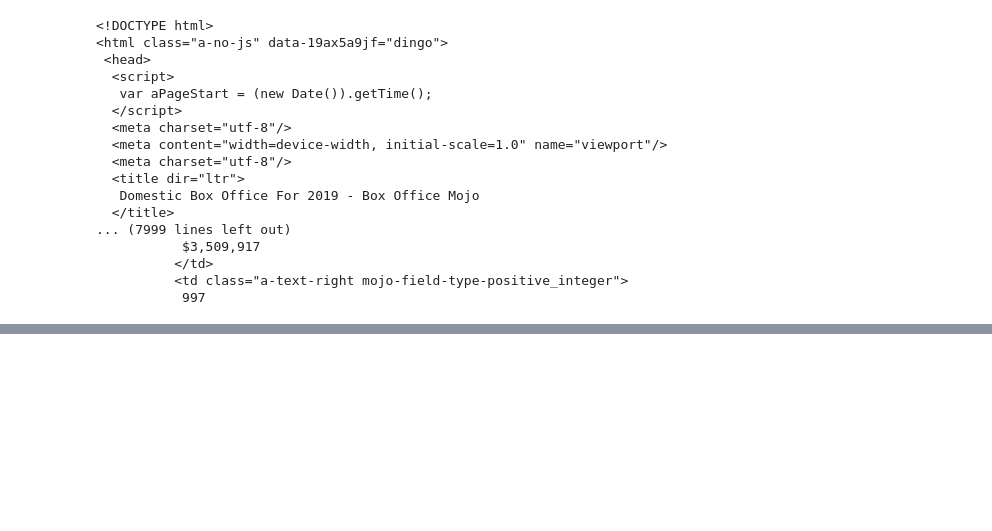
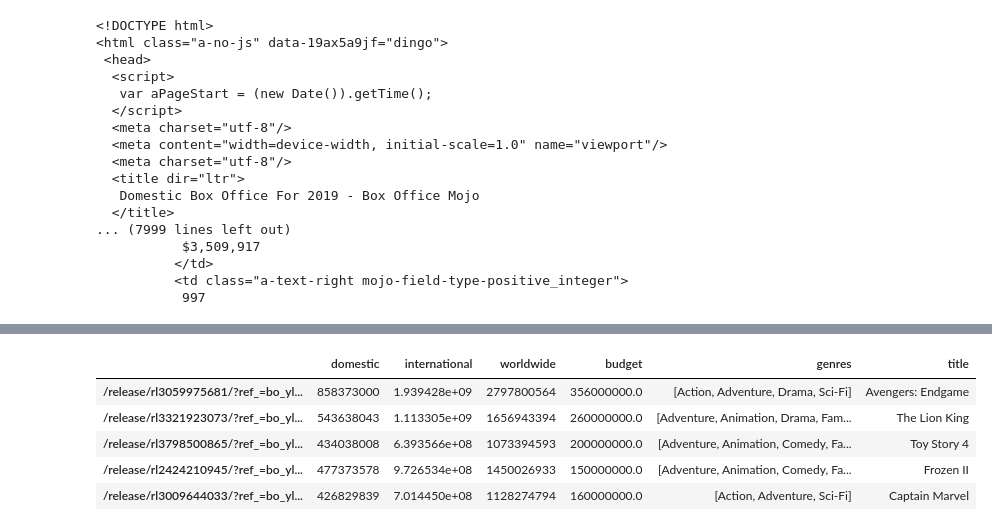
Before and after one commit to learn-co-students/dsc-mod-1-project-v2-1-nyc01-dtsc-ft-080320, a Jupyter notebook: first scrape.ipynb, the cells around one changed output, grey strips where cells are left out. Cells and saved outputs as stored; diff of their text form; code cells hidden in the pictures; blank space fills up the shorter version.

```diff
--- a/first scrape.ipynb
+++ b/first scrape.ipynb
@@ -30,10 +31,3 @@ print(soup.prettify())
           </td>
           <td class="a-text-right mojo-field-type-positive_integer">
            997
-# %%
-links = soup.select(".a-text-left.mojo-field-type-release.mojo-cell-wide a")
-pages = []
-for i in links:
-    pages.append(requests.get("https://www.boxofficemojo.com" + i["href"]))
-    time.sleep(np.random.random())
-    pages[-1]
@@ -41,0 +34,3 @@ KeyboardInterrupt:
+# %%
+def cash_str_to_int(string):
+    return int(string[1:].replace(",",""))
@@ -41,0 +80,2 @@ KeyboardInterrupt:
+# %%
+movie_dict = make_movie_dict(links)
@@ -41,0 +100,10 @@ KeyboardInterrupt:
+# %%
+bom_df = pd.DataFrame.from_dict(movie_dict,orient="index")
+bom_df.head()
+# %% [output]
+|  | domestic | international | worldwide | budget | genres | title |
+| /release/rl3059975681/?ref_=bo_yl... | 858373000 | 1.939428e+09 | 2797800564 | 356000000.0 | [Action, Adventure, Drama, Sci-Fi] | Avengers: Endgame |
+| /release/rl3321923073/?ref_=bo_yl... | 543638043 | 1.113305e+09 | 1656943394 | 260000000.0 | [Adventure, Animation, Drama, Fam... | The Lion King |
+| /release/rl3798500865/?ref_=bo_yl... | 434038008 | 6.393566e+08 | 1073394593 | 200000000.0 | [Adventure, Animation, Comedy, Fa... | Toy Story 4 |
+| /release/rl2424210945/?ref_=bo_yl... | 477373578 | 9.726534e+08 | 1450026933 | 150000000.0 | [Adventure, Animation, Comedy, Fa... | Frozen II |
+| /release/rl3009644033/?ref_=bo_yl... | 426829839 | 7.014450e+08 | 1128274794 | 160000000.0 | [Action, Adventure, Sci-Fi] | Captain Marvel |
```
Also changed, not shown: parts of 5 cells of this notebook, 1 other file.
